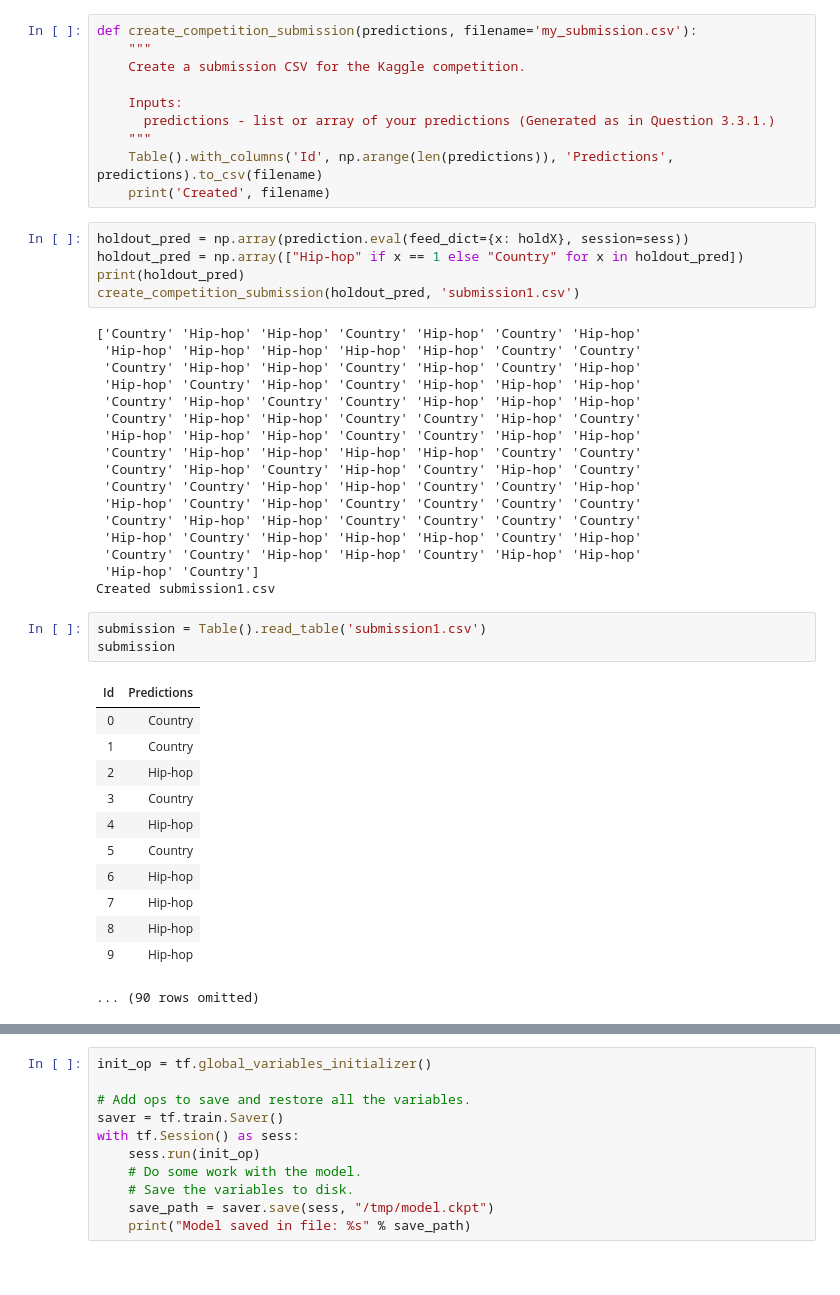
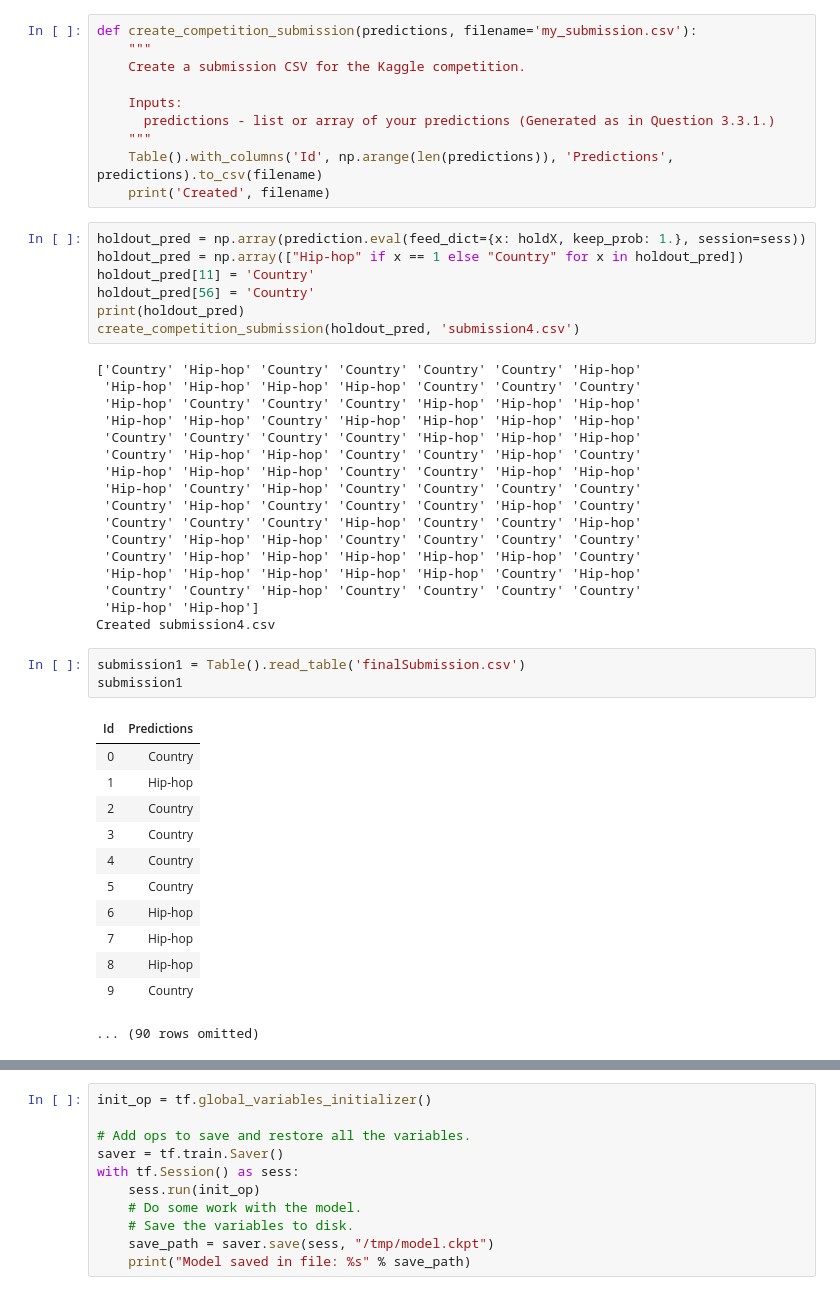
Before and after one commit to lauramsmith/Music-Genre-Classifier, a Jupyter notebook: Song Genres.ipynb, the cells around one changed output, grey strips where cells are left out. Drawn from its saved outputs; the diff is of its cells as text.

```diff
--- a/Song Genres.ipynb
+++ b/Song Genres.ipynb
@@ -145,40 +193,42 @@ def create_competition_submission(predictions, filename='my_submission.csv'):
     Table().with_columns('Id', np.arange(len(predictions)), 'Predictions', predictions).to_csv(filename)
     print('Created', filename)
 # %%
-holdout_pred = np.array(prediction.eval(feed_dict={x: holdX}, session=sess))
+holdout_pred = np.array(prediction.eval(feed_dict={x: holdX, keep_prob: 1.}, session=sess))
 holdout_pred = np.array(["Hip-hop" if x == 1 else "Country" for x in holdout_pred])
+holdout_pred[11] = 'Country'
+holdout_pred[56] = 'Country'
 print(holdout_pred)
-create_competition_submission(holdout_pred, 'submission1.csv')
+create_competition_submission(holdout_pred, 'submission4.csv')
 # %% [output]
-['Country' 'Hip-hop' 'Hip-hop' 'Country' 'Hip-hop' 'Country' 'Hip-hop'
- 'Hip-hop' 'Hip-hop' 'Hip-hop' 'Hip-hop' 'Hip-hop' 'Country' 'Country'
- 'Country' 'Hip-hop' 'Hip-hop' 'Country' 'Hip-hop' 'Country' 'Hip-hop'
- 'Hip-hop' 'Country' 'Hip-hop' 'Country' 'Hip-hop' 'Hip-hop' 'Hip-hop'
- 'Country' 'Hip-hop' 'Country' 'Country' 'Hip-hop' 'Hip-hop' 'Hip-hop'
+['Country' 'Hip-hop' 'Country' 'Country' 'Country' 'Country' 'Hip-hop'
+ 'Hip-hop' 'Hip-hop' 'Hip-hop' 'Hip-hop' 'Country' 'Country' 'Country'
+ 'Hip-hop' 'Country' 'Country' 'Country' 'Hip-hop' 'Hip-hop' 'Hip-hop'
+ 'Hip-hop' 'Hip-hop' 'Country' 'Hip-hop' 'Hip-hop' 'Hip-hop' 'Hip-hop'
+ 'Country' 'Country' 'Country' 'Country' 'Hip-hop' 'Hip-hop' 'Hip-hop'
  'Country' 'Hip-hop' 'Hip-hop' 'Country' 'Country' 'Hip-hop' 'Country'
  'Hip-hop' 'Hip-hop' 'Hip-hop' 'Country' 'Country' 'Hip-hop' 'Hip-hop'
- 'Country' 'Hip-hop' 'Hip-hop' 'Hip-hop' 'Hip-hop' 'Country' 'Country'
- 'Country' 'Hip-hop' 'Country' 'Hip-hop' 'Country' 'Hip-hop' 'Country'
- 'Country' 'Country' 'Hip-hop' 'Hip-hop' 'Country' 'Country' 'Hip-hop'
  'Hip-hop' 'Country' 'Hip-hop' 'Country' 'Country' 'Country' 'Country'
+ 'Country' 'Hip-hop' 'Country' 'Country' 'Country' 'Hip-hop' 'Country'
+ 'Country' 'Country' 'Country' 'Hip-hop' 'Country' 'Country' 'Hip-hop'
  'Country' 'Hip-hop' 'Hip-hop' 'Country' 'Country' 'Country' 'Country'
- 'Hip-hop' 'Country' 'Hip-hop' 'Hip-hop' 'Hip-hop' 'Country' 'Hip-hop'
- 'Country' 'Country' 'Hip-hop' 'Hip-hop' 'Country' 'Hip-hop' 'Hip-hop'
- 'Hip-hop' 'Country']
-Created submission1.csv
+ 'Country' 'Hip-hop' 'Hip-hop' 'Hip-hop' 'Hip-hop' 'Hip-hop' 'Country'
+ 'Hip-hop' 'Hip-hop' 'Hip-hop' 'Hip-hop' 'Hip-hop' 'Country' 'Hip-hop'
+ 'Country' 'Country' 'Hip-hop' 'Country' 'Country' 'Country' 'Country'
+ 'Hip-hop' 'Hip-hop']
+Created submission4.csv
 # %%
-submission = Table().read_table('submission1.csv')
-submission
+submission1 = Table().read_table('finalSubmission.csv')
+submission1
 # %% [output]
 | Id | Predictions |
 | 0 | Country |
-| 1 | Country |
-| 2 | Hip-hop |
+| 1 | Hip-hop |
+| 2 | Country |
 | 3 | Country |
-| 4 | Hip-hop |
+| 4 | Country |
 | 5 | Country |
 | 6 | Hip-hop |
 | 7 | Hip-hop |
 | 8 | Hip-hop |
-| 9 | Hip-hop |
+| 9 | Country |
 ... (90 rows omitted)
```
Also changed, not shown: parts of 27 cells of this notebook, 5 other files.
